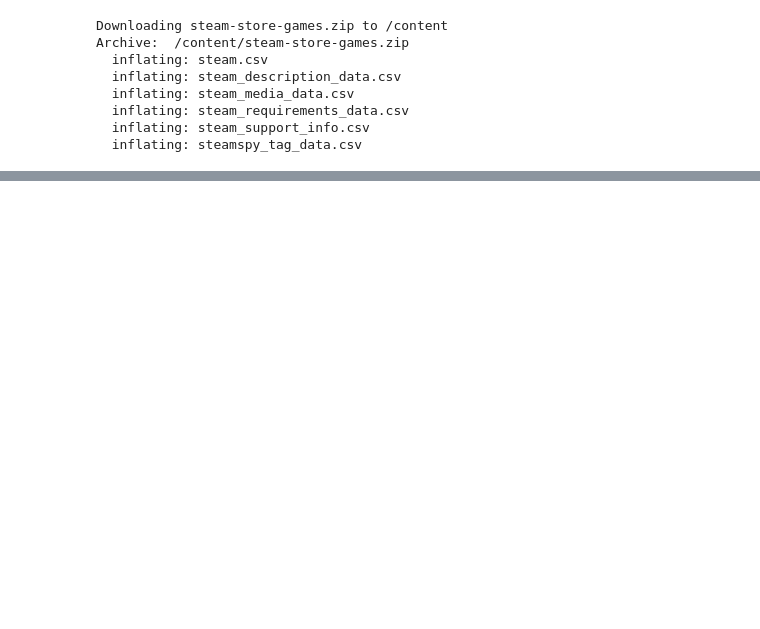
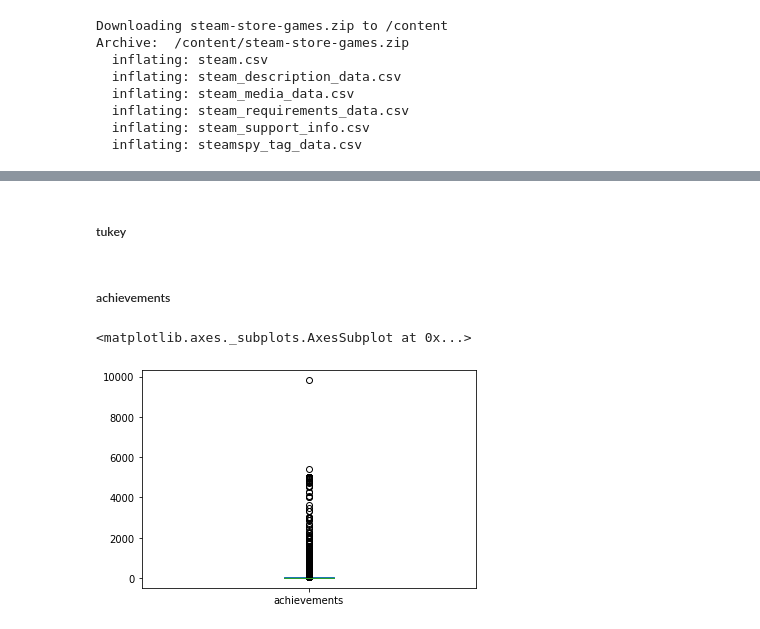
Before and after one commit to vxima/CienciaDeDados, a Jupyter notebook: SteamGames.ipynb, the cells around one changed output, grey strips where cells are left out. Saved outputs shown, nothing was run; the diff lists cells and outputs as text; code cells hidden in the pictures; blank space fills up the shorter version.

```diff
--- a/SteamGames.ipynb
+++ b/SteamGames.ipynb
@@ -98,0 +823,3 @@ Index(['appid', 'name', 'release_date', 'english', 'developer', 'publisher',
+# %%
+steam['price_dist'] = pd.qcut(steam['price'], 5)
+steam['price_dist'].value_counts()
@@ -98,0 +878,4 @@ Index(['appid', 'name', 'release_date', 'english', 'developer', 'publisher',
+# %%
+print(len(steam))
+steam.drop_duplicates(keep = False, inplace = True)
+print(len(steam))
@@ -98,0 +889,8 @@ Index(['appid', 'name', 'release_date', 'english', 'developer', 'publisher',
+# %%
+steam = steam.drop("english", axis=1)
+steam = steam.drop("required_age", axis=1)
+steam = steam.drop("average_playtime", axis=1)
+steam = steam.drop("median_playtime", axis=1)
+#steam = steam.drop("windows", axis=1)
+#steam = steam.drop("mac", axis=1)
+#steam = steam.drop("linux", axis=1)
@@ -98,0 +927,11 @@ Index(['appid', 'name', 'release_date', 'english', 'developer', 'publisher',
+# %% [markdown]
+##### tukey
+# %%
+steam_uni_bi = steam.copy()
+# %% [markdown]
+##### achievements
+# %%
+steam_uni_bi['achievements'].plot.box()
+# %% [output]
+<matplotlib.axes._subplots.AxesSubplot at 0x...>
+[figure, added]
```
Also changed, not shown: parts of 238 cells of this notebook.
